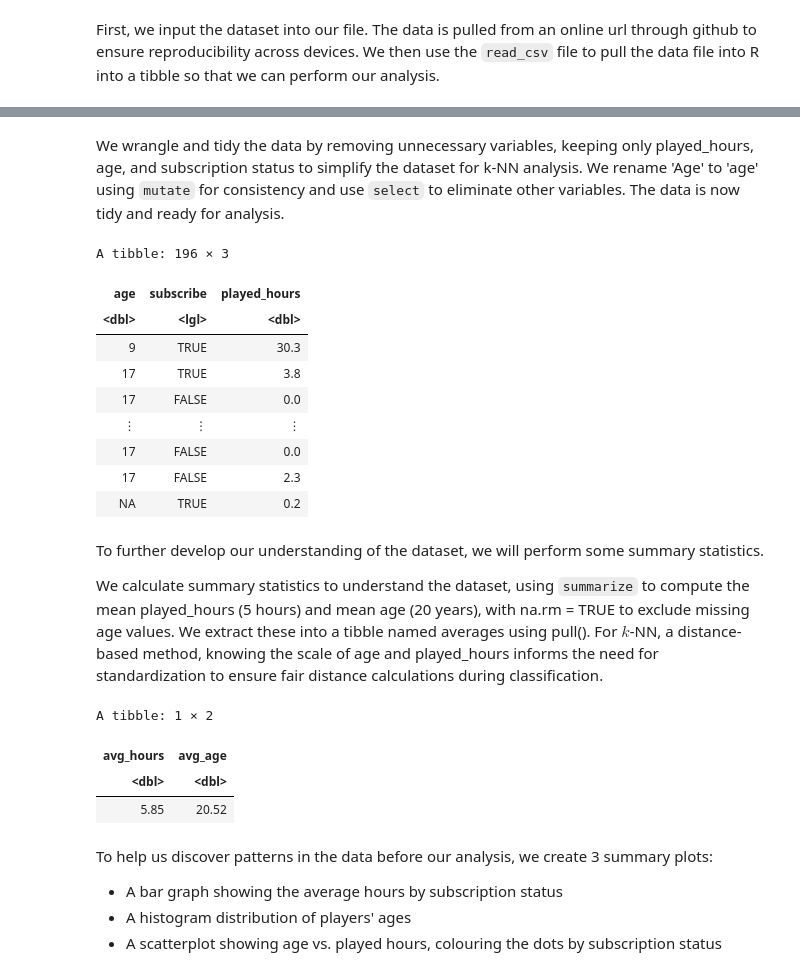
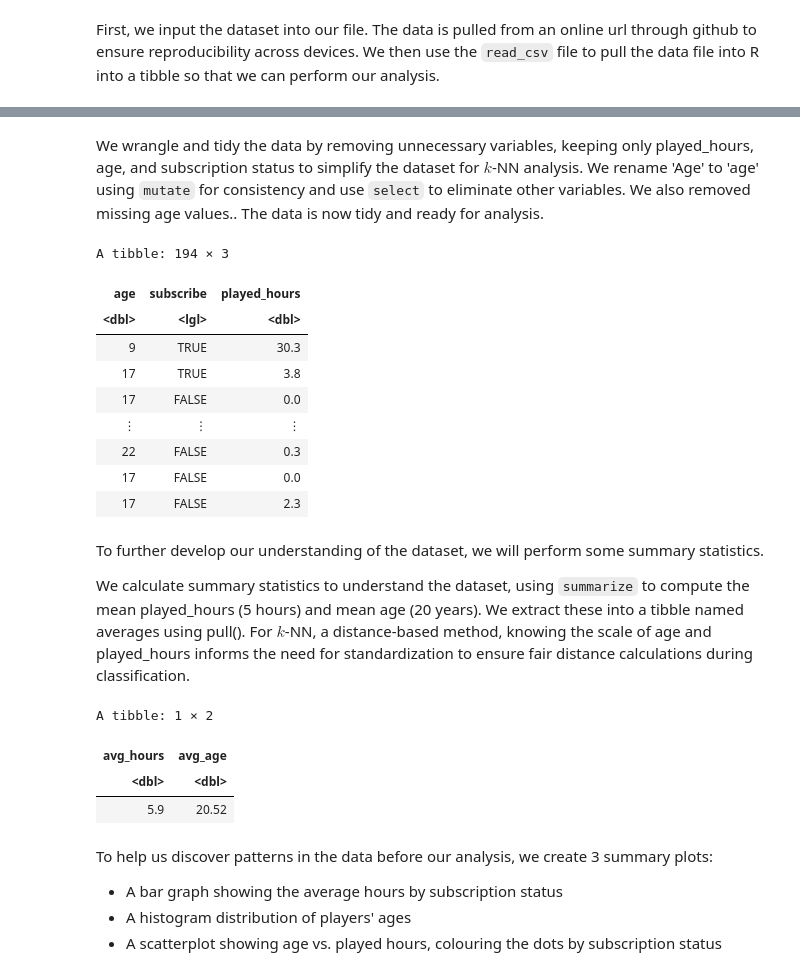
Before and after one commit to justin-pilson/dsci-100-project-2025w2-group-31, a Jupyter notebook: group-project-main-file.ipynb, the cells around one changed output, grey strips where cells are left out. Drawn from its saved outputs; the diff is of its cells as text; code cells hidden in the pictures.

```diff
--- a/group-project-main-file.ipynb
+++ b/group-project-main-file.ipynb
@@ -62,28 +77,29 @@ A spec_tbl_df: 196 × 7
 | Amateur | FALSE | f19e136ddde68f365afc860c725ccff54... | 2.3 | Harlow | Male | 17 |
 | Pro | TRUE | d9473710057f7d42f36570f0be83817a4... | 0.2 | Ahmed | Other | NA |
 # %% [markdown]
-We wrangle and tidy the data by removing unnecessary variables, keeping only played_hours, age, and subscription status to simplify the dataset for k-NN analysis. We rename 'Age' to 'age' using `mutate` for consistency and use `select` to eliminate other variables. The data is now tidy and ready for analysis.
+We wrangle and tidy the data by removing unnecessary variables, keeping only played_hours, age, and subscription status to simplify the dataset for $k$-NN analysis. We rename 'Age' to 'age' using `mutate` for consistency and use `select` to eliminate other variables. We also removed missing age values.. The data is now tidy and ready for analysis.
 # %%
 players_simplified <- players |>
     mutate(age = Age) |>
+    filter(age > 0 ) |>
     select(age, subscribe, played_hours)
 
 players_simplified
 # %% [output]
-A tibble: 196 × 3
+A tibble: 194 × 3
 | age | subscribe | played_hours |
 | <dbl> | <lgl> | <dbl> |
 | 9 | TRUE | 30.3 |
 | 17 | TRUE | 3.8 |
 | 17 | FALSE | 0.0 |
 | ⋮ | ⋮ | ⋮ |
+| 22 | FALSE | 0.3 |
 | 17 | FALSE | 0.0 |
 | 17 | FALSE | 2.3 |
-| NA | TRUE | 0.2 |
 # %% [markdown]
 To further develop our understanding of the dataset, we will perform some summary statistics.
 
-We calculate summary statistics to understand the dataset, using `summarize` to compute the mean played_hours (5 hours) and mean age (20 years), with na.rm = TRUE to exclude missing age values. We extract these into a tibble named averages using pull(). For $k$-NN, a distance-based method, knowing the scale of age and played_hours informs the need for standardization to ensure fair distance calculations during classification.
+We calculate summary statistics to understand the dataset, using `summarize` to compute the mean played_hours (5 hours) and mean age (20 years). We extract these into a tibble named averages using pull(). For $k$-NN, a distance-based method, knowing the scale of age and played_hours informs the need for standardization to ensure fair distance calculations during classification.
 # %%
 avg_played_hours <- players_simplified |>
     summarize(avg_hours = mean(played_hours)) |>
@@ -99,7 +115,7 @@ averages
 A tibble: 1 × 2
 | avg_hours | avg_age |
 | <dbl> | <dbl> |
-| 5.85 | 20.52 |
+| 5.9 | 20.52 |
 # %% [markdown]
 To help us discover patterns in the data before our analysis, we create 3 summary plots:
 
```
Also changed, not shown: parts of 19 cells of this notebook.
